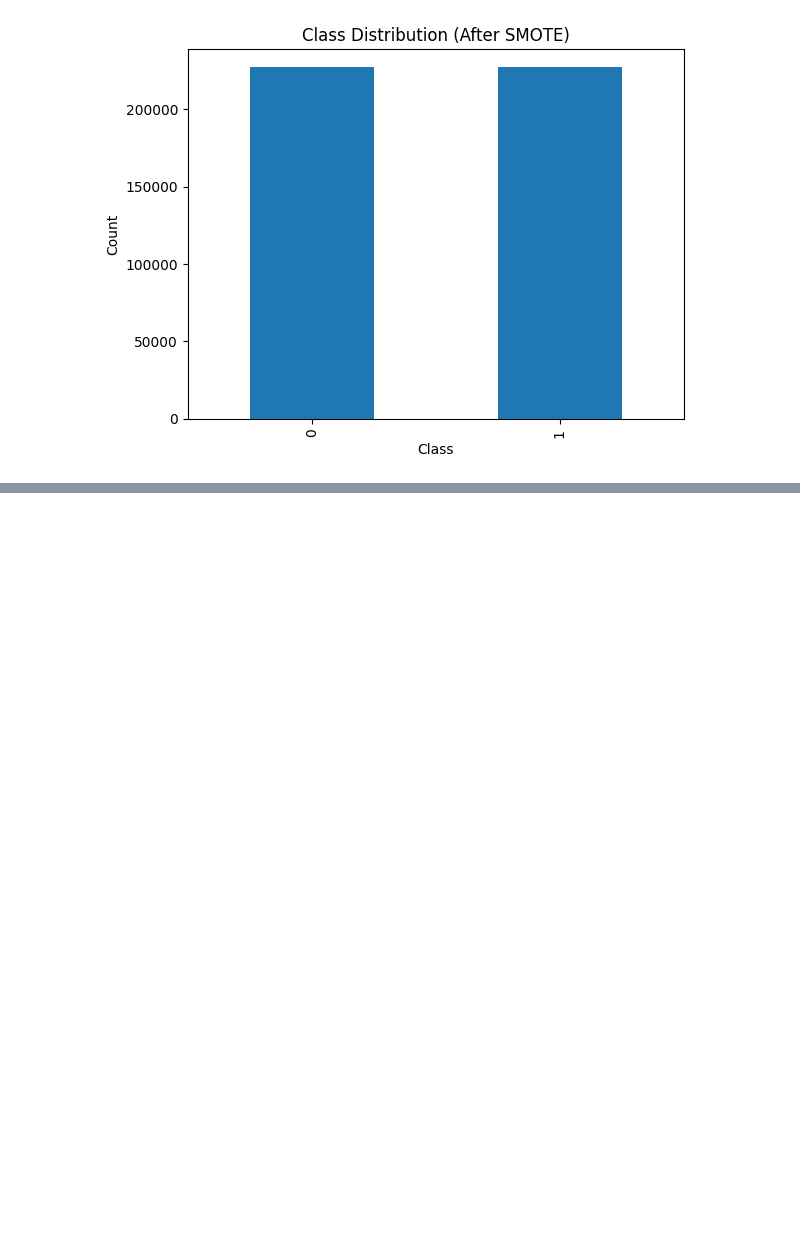
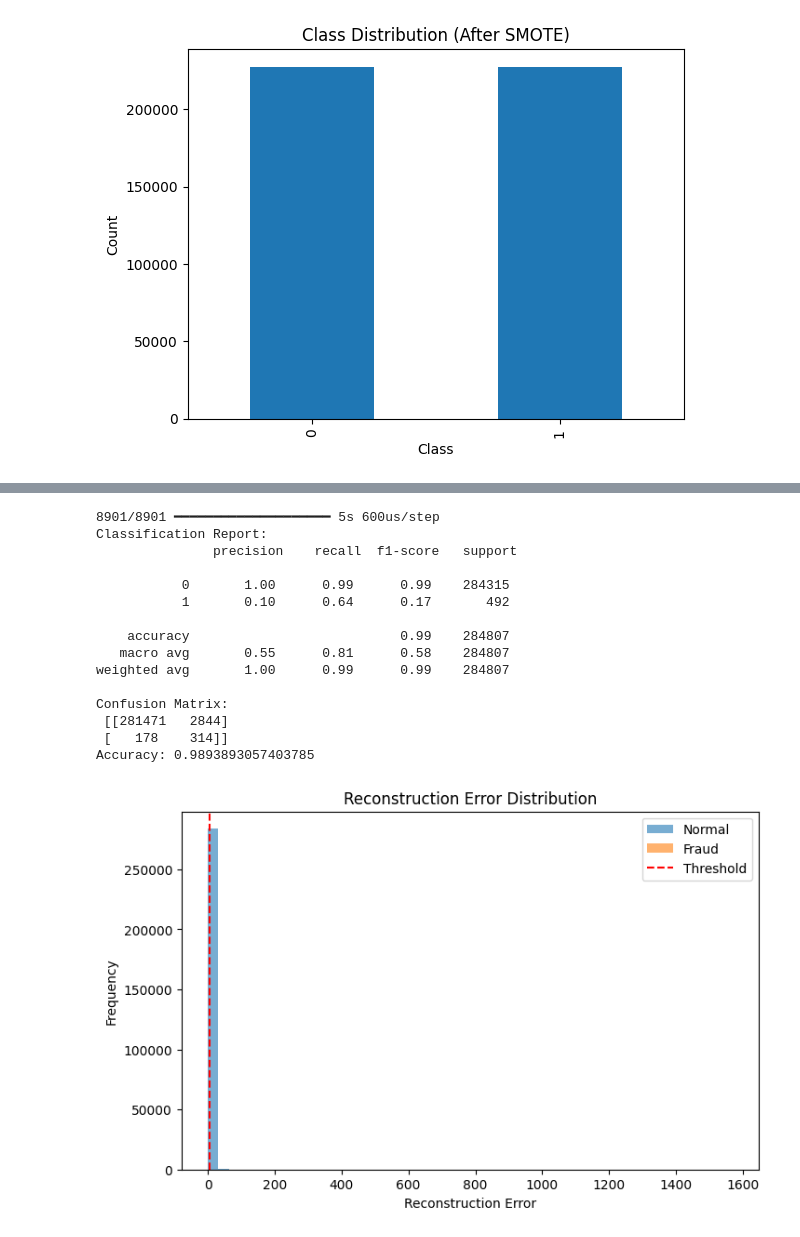
Before and after one commit to mf198/CM3070, a Jupyter notebook: code/CM3070.ipynb, the cells around one changed output, grey strips where cells are left out. Saved outputs shown, nothing was run; the diff lists cells and outputs as text; code cells hidden in the pictures; blank space fills up the shorter version.

```diff
--- a/code/CM3070.ipynb
+++ b/code/CM3070.ipynb
@@ -807,3 +136,0 @@ Increasing the length of the vectors and the size of the n-grams would greatly i
-# %%
-# Preprocess the messages without stemming, returning a list of tokens
-df['tokenized_message'] = df['message'].apply(preprocessText, stemming=False)
@@ -1012,0 +192,15 @@ However, the use of text analysis techniques was very interesting; I think the m
+# %%
+# Build the Autoencoder model
+def build_autoencoder(input_dim):
+    model = models.Sequential([
+        layers.Input(shape=(input_dim,)),
+        # Encoder
+        layers.Dense(32, activation='relu'),
+        layers.Dense(16, activation='relu'),
+        layers.Dense(8, activation='relu'),  # Bottleneck (compressed representation)
+        # Decoder
+        layers.Dense(16, activation='relu'),
+        layers.Dense(32, activation='relu'),
+        layers.Dense(input_dim, activation='sigmoid')  # Output layer matches input
+    ])
+    return model
@@ -1012,0 +276,43 @@ However, the use of text analysis techniques was very interesting; I think the m
+# %%
+# Use the Autoencoder to calculate reconstruction errors
+X_reconstructed = autoencoder.predict(X_normalized)
+reconstruction_errors = np.mean(np.square(X_normalized - X_reconstructed), axis=1)
+
+# Set a threshold for anomalies based on normal transactions' errors
+threshold = np.percentile(reconstruction_errors[y == 0], 99)  # 98th percentile
+
+# Classify anomalies (fraud) based on reconstruction error
+y_pred = (reconstruction_errors > threshold).astype(int)
+
+# Evaluate the results
+print("Classification Report:\n", classification_report(y, y_pred))
+print("Confusion Matrix:\n", confusion_matrix(y, y_pred))
+print("Accuracy:", accuracy_score(y, y_pred))
+
+# Visualize reconstruction error distributions
+plt.figure(figsize=(8, 5))
+plt.hist(reconstruction_errors[y == 0], bins=50, alpha=0.6, label='Normal')
+plt.hist(reconstruction_errors[y == 1], bins=50, alpha=0.6, label='Fraud')
+plt.axvline(threshold, color='red', linestyle='--', label='Threshold')
+plt.xlabel('Reconstruction Error')
+plt.ylabel('Frequency')
+plt.legend()
+plt.title('Reconstruction Error Distribution')
+plt.show()
+# %% [output]
+8901/8901 ━━━━━━━━━━━━━━━━━━━━ 5s 600us/step
+Classification Report:
+               precision    recall  f1-score   support
+
+           0       1.00      0.99      0.99    284315
+           1       0.10      0.64      0.17       492
+
+    accuracy                           0.99    284807
+   macro avg       0.55      0.81      0.58    284807
+weighted avg       1.00      0.99      0.99    284807
+
+Confusion Matrix:
+ [[281471   2844]
+ [   178    314]]
+Accuracy: 0.9893893057403785
+[figure, added]
```
Also changed, not shown: parts of 52 cells of this notebook, 1 other file.
